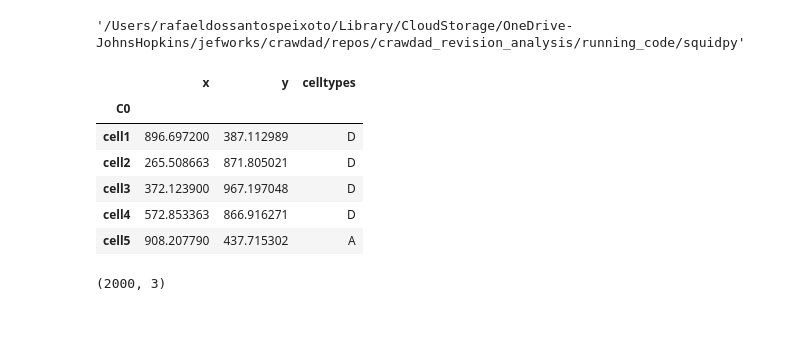
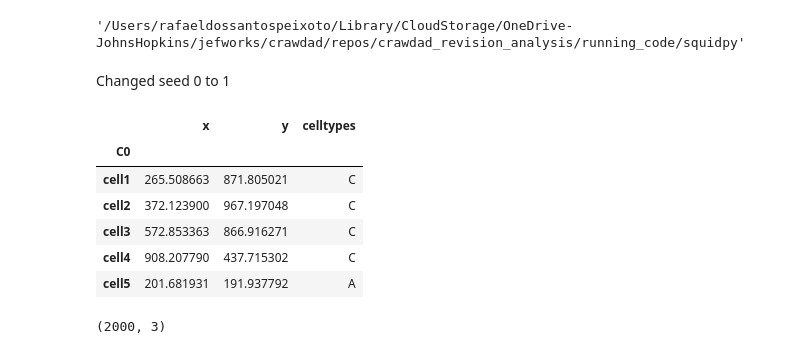
Before and after one commit to rafaeldossantospeixoto/crawdad_revision_analysis, a Jupyter notebook: running_code/squidpy/nullsim.ipynb, the cells around one changed output. Drawn from its saved outputs; the diff is of its cells as text; code cells hidden in the pictures; blank space fills up the shorter version.

Commit message:
run updated null sim with seed 1 in other methods

```diff
--- a/running_code/squidpy/nullsim.ipynb
+++ b/running_code/squidpy/nullsim.ipynb
@@ -17,18 +17,20 @@ import csv
 os.getcwd()
 # %% [output]
 '/Users/rafaeldossantospeixoto/Library/CloudStorage/OneDrive-JohnsHopkins/jefworks/crawdad/repos/crawdad_revision_analysis/running_code/squidpy'
+# %% [markdown]
+Changed seed 0 to 1
 # %%
-meta = datatable.fread("exported_data/df_nullsim_s0.csv")
+meta = datatable.fread("exported_data/df_nullsim_s1.csv")
 meta = meta.to_pandas().set_index('C0')
 meta.head()
 # %% [output]
 |  | x | y | celltypes |
 | C0 |  |  |  |
-| cell1 | 896.697200 | 387.112989 | D |
-| cell2 | 265.508663 | 871.805021 | D |
-| cell3 | 372.123900 | 967.197048 | D |
-| cell4 | 572.853363 | 866.916271 | D |
-| cell5 | 908.207790 | 437.715302 | A |
+| cell1 | 265.508663 | 871.805021 | C |
+| cell2 | 372.123900 | 967.197048 | C |
+| cell3 | 572.853363 | 866.916271 | C |
+| cell4 | 908.207790 | 437.715302 | C |
+| cell5 | 201.681931 | 191.937792 | A |
 # %%
 meta.shape
 # %% [output]
```
Also changed, not shown: parts of 5 cells of this notebook, 2 other files.
